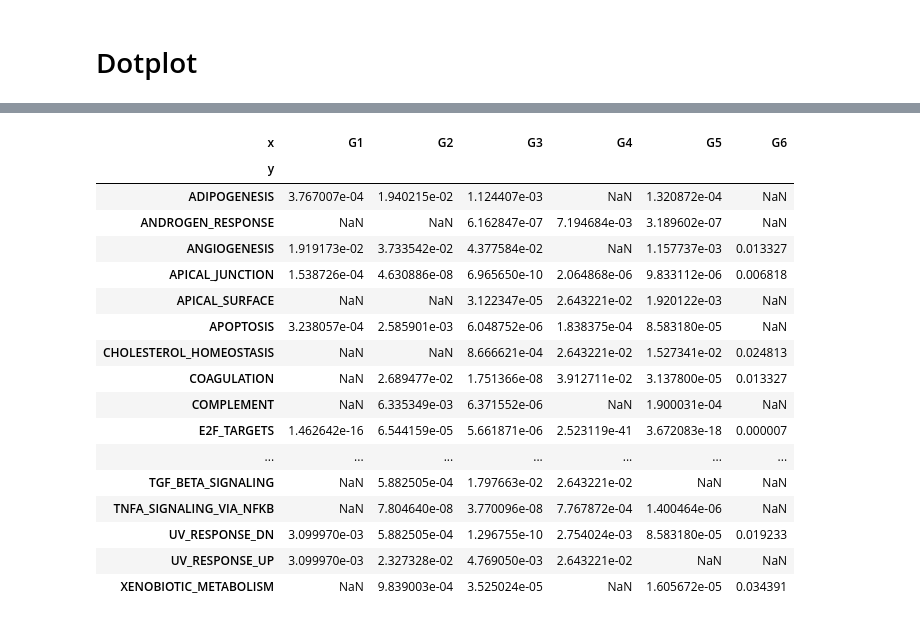
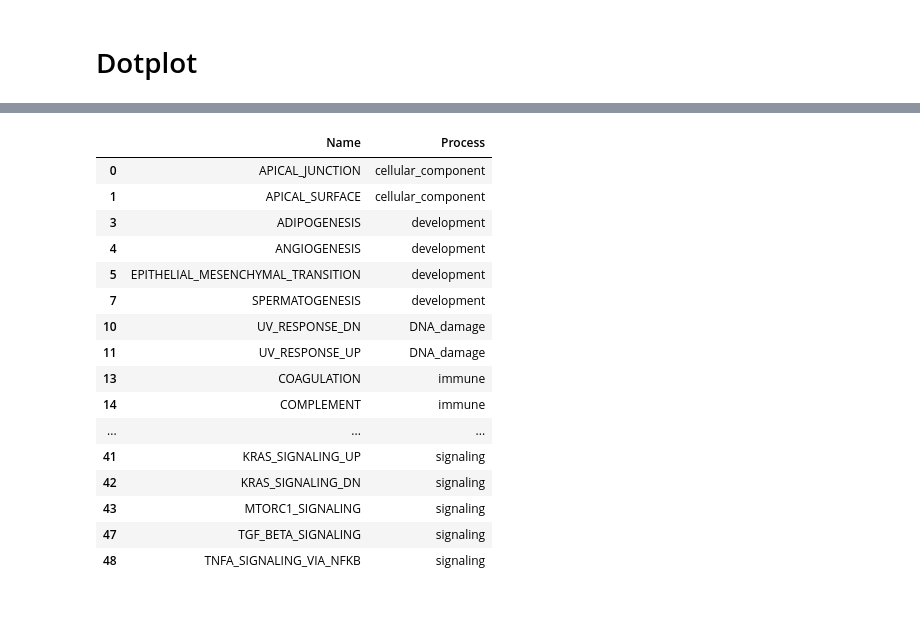
Before and after one commit to fossbert/Python_Packages, a Jupyter notebook: Dev_cbviz.ipynb, the cells around one changed output, grey strips where cells are left out. Saved outputs shown, nothing was run; the diff lists cells and outputs as text; code cells hidden in the pictures.

```diff
--- a/Dev_cbviz.ipynb
+++ b/Dev_cbviz.ipynb
@@ -246,21 +245,0 @@ fdr = df.pivot(index='y', columns='x', values='fdr')
-# %%
-fdr
-# %% [output]
-| x | G1 | G2 | G3 | G4 | G5 | G6 |
-| y |  |  |  |  |  |  |
-| ADIPOGENESIS | 3.767007e-04 | 1.940215e-02 | 1.124407e-03 | NaN | 1.320872e-04 | NaN |
-| ANDROGEN_RESPONSE | NaN | NaN | 6.162847e-07 | 7.194684e-03 | 3.189602e-07 | NaN |
-| ANGIOGENESIS | 1.919173e-02 | 3.733542e-02 | 4.377584e-02 | NaN | 1.157737e-03 | 0.013327 |
-| APICAL_JUNCTION | 1.538726e-04 | 4.630886e-08 | 6.965650e-10 | 2.064868e-06 | 9.833112e-06 | 0.006818 |
-| APICAL_SURFACE | NaN | NaN | 3.122347e-05 | 2.643221e-02 | 1.920122e-03 | NaN |
-| APOPTOSIS | 3.238057e-04 | 2.585901e-03 | 6.048752e-06 | 1.838375e-04 | 8.583180e-05 | NaN |
-| CHOLESTEROL_HOMEOSTASIS | NaN | NaN | 8.666621e-04 | 2.643221e-02 | 1.527341e-02 | 0.024813 |
-| COAGULATION | NaN | 2.689477e-02 | 1.751366e-08 | 3.912711e-02 | 3.137800e-05 | 0.013327 |
-| COMPLEMENT | NaN | 6.335349e-03 | 6.371552e-06 | NaN | 1.900031e-04 | NaN |
-| E2F_TARGETS | 1.462642e-16 | 6.544159e-05 | 5.661871e-06 | 2.523119e-41 | 3.672083e-18 | 0.000007 |
-| ... | ... | ... | ... | ... | ... | ... |
-| TGF_BETA_SIGNALING | NaN | 5.882505e-04 | 1.797663e-02 | 2.643221e-02 | NaN | NaN |
-| TNFA_SIGNALING_VIA_NFKB | NaN | 7.804640e-08 | 3.770096e-08 | 7.767872e-04 | 1.400464e-06 | NaN |
-| UV_RESPONSE_DN | 3.099970e-03 | 5.882505e-04 | 1.296755e-10 | 2.754024e-03 | 8.583180e-05 | 0.019233 |
-| UV_RESPONSE_UP | 3.099970e-03 | 2.327328e-02 | 4.769050e-03 | 2.643221e-02 | NaN | NaN |
-| XENOBIOTIC_METABOLISM | NaN | 9.839003e-04 | 3.525024e-05 | NaN | 1.605672e-05 | 0.034391 |
@@ -276 +246,21 @@ xx, yy = [arr.ravel() for arr in np.meshgrid(range(6), range(34))]
+# %%
+hm.sort_values(['Process'], [])
+# %% [output]
+|  | Name | Process |
+| 0 | APICAL_JUNCTION | cellular_component |
+| 1 | APICAL_SURFACE | cellular_component |
+| 3 | ADIPOGENESIS | development |
+| 4 | ANGIOGENESIS | development |
+| 5 | EPITHELIAL_MESENCHYMAL_TRANSITION | development |
+| 7 | SPERMATOGENESIS | development |
+| 10 | UV_RESPONSE_DN | DNA_damage |
+| 11 | UV_RESPONSE_UP | DNA_damage |
+| 13 | COAGULATION | immune |
+| 14 | COMPLEMENT | immune |
+| ... | ... | ... |
+| 41 | KRAS_SIGNALING_UP | signaling |
+| 42 | KRAS_SIGNALING_DN | signaling |
+| 43 | MTORC1_SIGNALING | signaling |
+| 47 | TGF_BETA_SIGNALING | signaling |
+| 48 | TNFA_SIGNALING_VIA_NFKB | signaling |
 # %%
```
Also changed, not shown: parts of 25 cells of this notebook, 2 other files.
